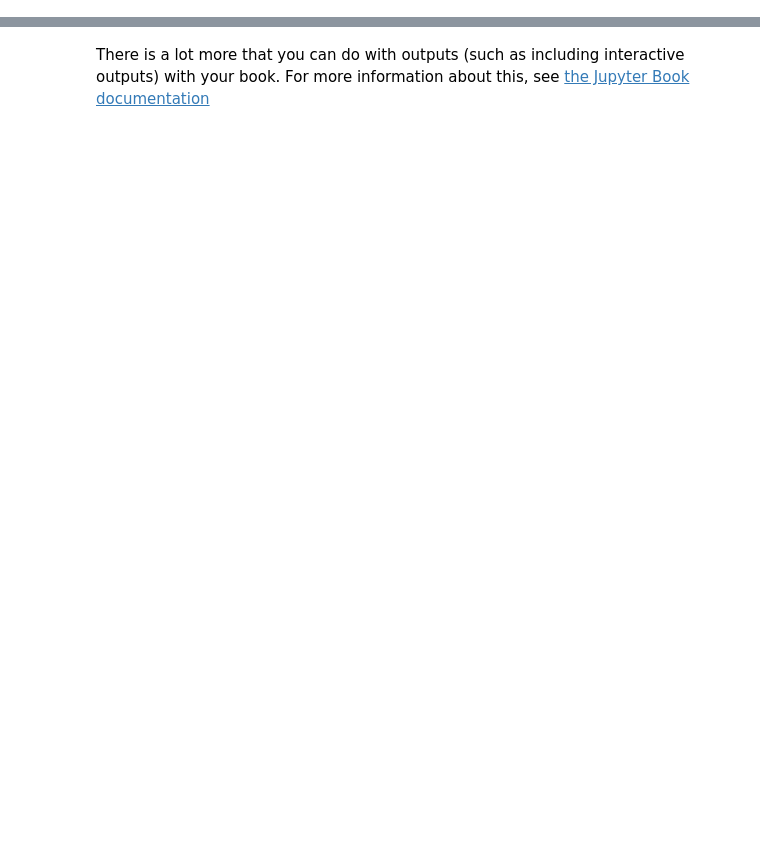
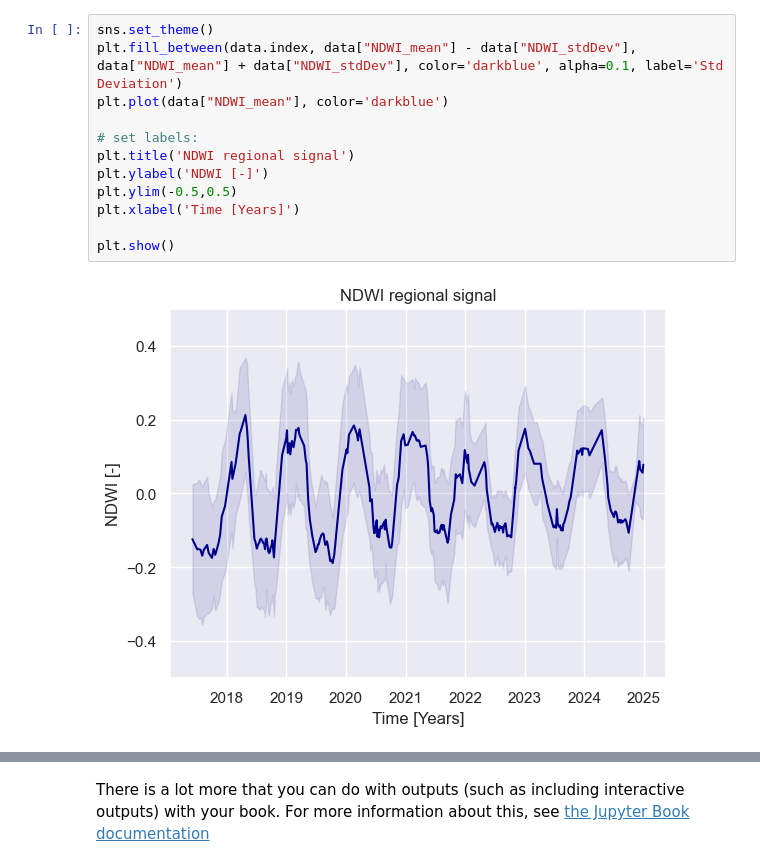
Before and after one commit to nadja1390/RAFIP, a Jupyter notebook: mybook/_build/jupyter_execute/Regenerative_Ag_Man.ipynb, the cells around one changed output, grey strips where cells are left out. Cells and saved outputs as stored; diff of their text form; blank space fills up the shorter version.

```diff
--- a/mybook/_build/jupyter_execute/Regenerative_Ag_Man.ipynb
+++ b/mybook/_build/jupyter_execute/Regenerative_Ag_Man.ipynb
@@ -15,3 +86,17 @@ ModuleNotFoundError: No module named 'matplotlib'
+# %%
+sns.set_theme()
+plt.fill_between(data.index, data["NDWI_mean"] - data["NDWI_stdDev"], data["NDWI_mean"] + data["NDWI_stdDev"], color='darkblue', alpha=0.1, label='Std Deviation')
+plt.plot(data["NDWI_mean"], color='darkblue')
+
+# set labels:
+plt.title('NDWI regional signal')
+plt.ylabel('NDWI [-]')
+plt.ylim(-0.5,0.5)
+plt.xlabel('Time [Years]')
+
+plt.show()
+# %% [output]
+[figure, added]
 # %%
 # Fixing random state for reproducibility
 np.random.seed(19680801)
```
Also changed, not shown: parts of 9 cells of this notebook, 16 other files.
